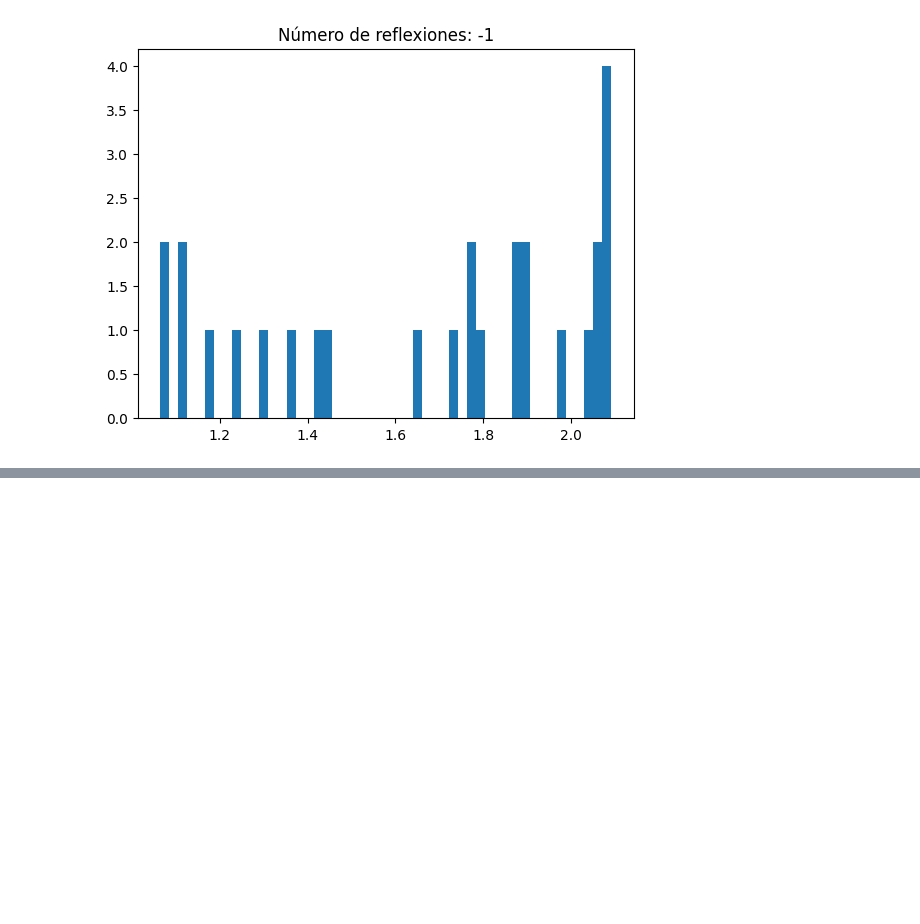
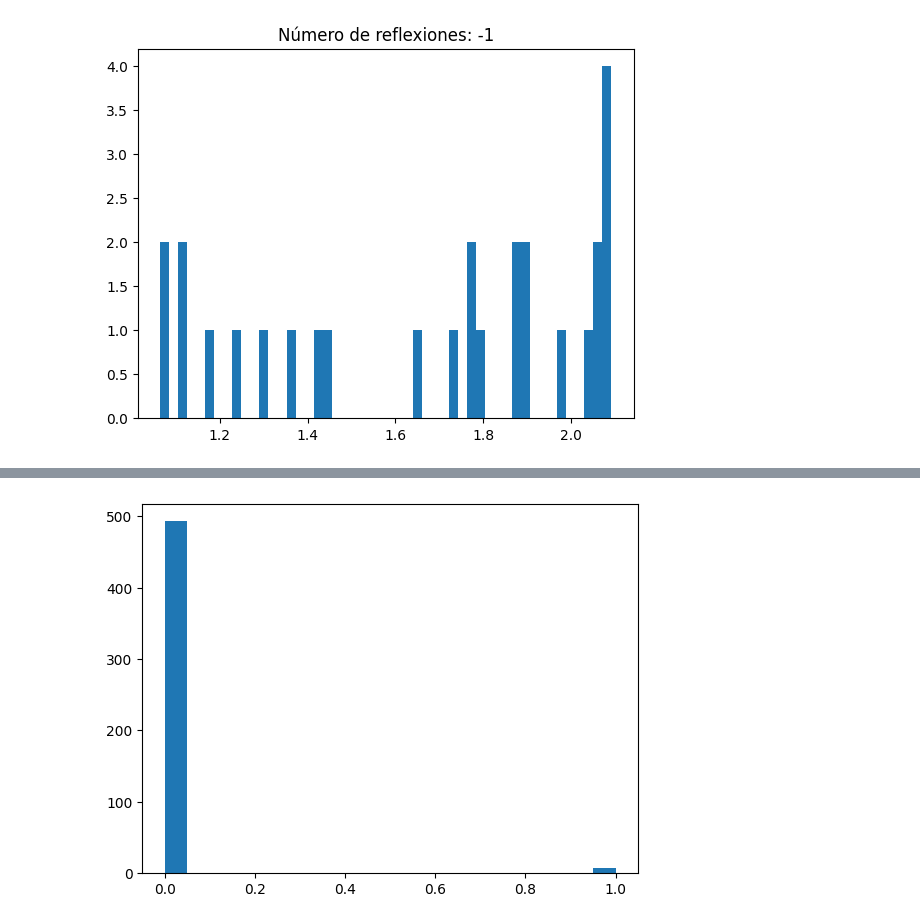
Before and after one commit to Olmichu22/Proyecto-DM-Master-Tecnologia-Fisica, a Jupyter notebook: test.ipynb, the cells around one changed output, grey strips where cells are left out. Drawn from its saved outputs; the diff is of its cells as text; code cells hidden in the pictures; blank space fills up the shorter version.

```diff
--- a/test.ipynb
+++ b/test.ipynb
@@ -526,0 +503,14 @@ interfase = Interfase(esfera)
+# %%
+def GenExpMonteCarlo(mu):
+  return -np.log(np.random.rand())/mu
+
+
+def probAbs(l, mu = 0.1):
+  labs = GenExpMonteCarlo(mu)
+  # print("L absorcion", labs)
+  # print("L recorrida", l)
+  # print("\n")
+  if labs > l:
+    return False, labs
+  else:
+    return True, labs
@@ -596,0 +629,8 @@ print("Fotones total: ", len(fotones))
+# %%
+rebotes = []
+for f in fotones_inactivos:
+  rebotes.append(f.getNumeroReflexiones())
+plt.hist(rebotes, bins=20)
+plt.show()
+# %% [output]
+[figure, added]
```
Also changed, not shown: parts of 8 cells of this notebook, 3 other files.
